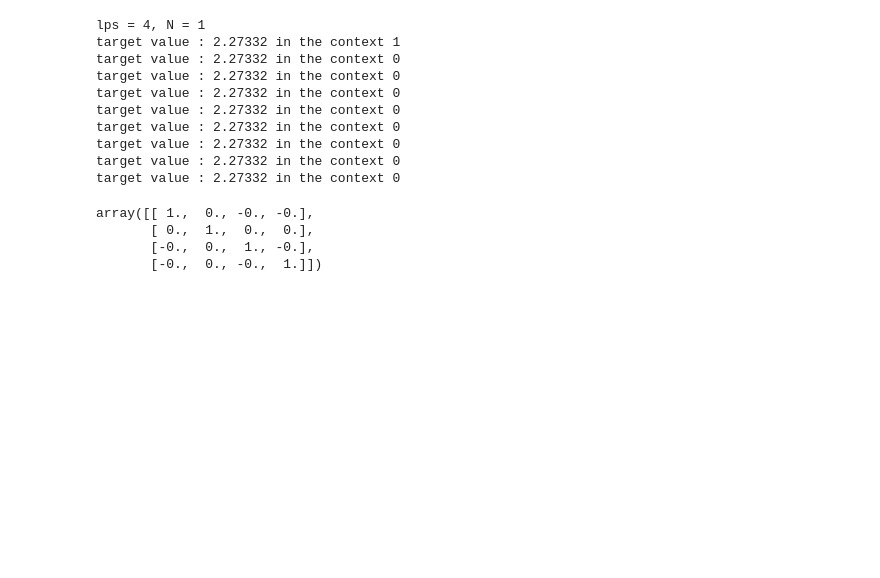
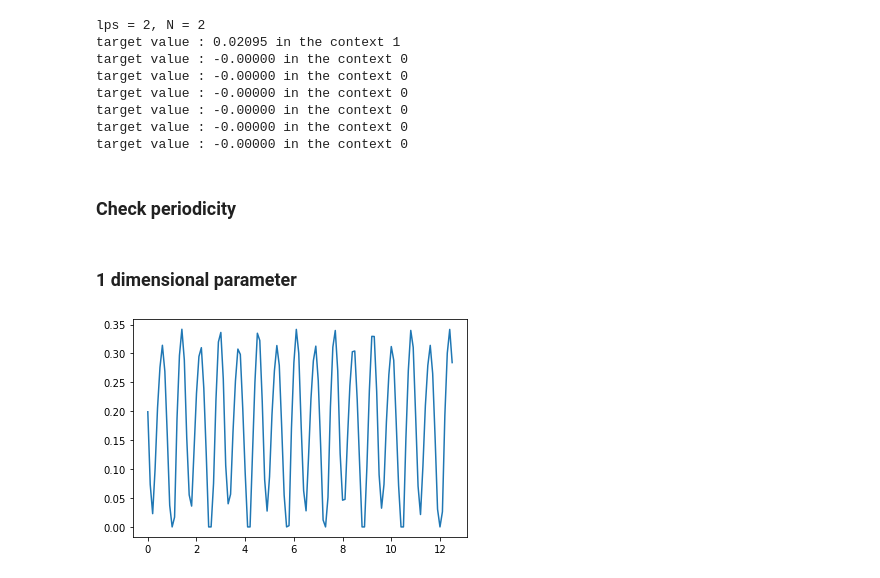
Before and after one commit to MKrbm/worms, a Jupyter notebook: python/nsp/unitary_vs_orthogonal.ipynb, the cells around one changed output. Cells and saved outputs as stored; diff of their text form; code cells hidden in the pictures; blank space fills up the shorter version.

Commit message:
add n_sphere modify unitary_optm

```diff
--- a/python/nsp/unitary_vs_orthogonal.ipynb
+++ b/python/nsp/unitary_vs_orthogonal.ipynb
@@ -12,26 +13,33 @@ def callbackF(x, f, context):
 # %%
 reload(optm)
 reload(lf)
-U = optm.unitary_solver([2, 2], syms = True, dtype=torch.float64)
-func = optm.unitary_optm(X, N = 1)
+# U = optm.unitary_solver([2, 2], syms = True, dtype=torch.float64)
+func = optm.unitary_optm(X, N = 2, dtype=np.float64)
 import scipy.optimize as optimize
-bounds = [[-100, 100] for _ in range(6)]
+# bounds = [[0, 20]] + [[0, np.pi] for _ in range(func.n_params-2)] + [[0, 2*np.pi]]
+bounds = [[0, 2*np.pi]]
 ret = optimize.dual_annealing(func, bounds = bounds, restart_temp_ratio = 1e-5, visit = 2.7, initial_temp = 10**3, maxiter = 1000, callback = callbackF)
 # %% [output]
-lps = 4, N = 1
-target value : 2.27332 in the context 1
-target value : 2.27332 in the context 0
-target value : 2.27332 in the context 0
-target value : 2.27332 in the context 0
-target value : 2.27332 in the context 0
-target value : 2.27332 in the context 0
-target value : 2.27332 in the context 0
-target value : 2.27332 in the context 0
-target value : 2.27332 in the context 0
+lps = 2, N = 2
+target value : 0.02095 in the context 1
+target value : -0.00000 in the context 0
+target value : -0.00000 in the context 0
+target value : -0.00000 in the context 0
+target value : -0.00000 in the context 0
+target value : -0.00000 in the context 0
+target value : -0.00000 in the context 0
-# %%
-np.round(func.matrix() @ func.matrix().T)
-# %% [output]
-array([[ 1.,  0., -0., -0.],
-       [ 0.,  1.,  0.,  0.],
-       [-0.,  0.,  1., -0.],
-       [-0.,  0., -0.,  1.]])
+# %% [markdown]
+### Check periodicity
+# %% [markdown]
+### 1 dimensional parameter
+# %%
+from matplotlib import pyplot as plt
+t_list=np.arange(0, 4*np.pi, 0.1)
+res = []
+for t in t_list:
+    res.append(func([t]))
+fig, ax = plt.subplots()
+ax.plot(t_list, res)
+fig.show()
+# %% [output]
+[figure, added]
```
Also changed, not shown: parts of 6 cells of this notebook, 5 other files.
